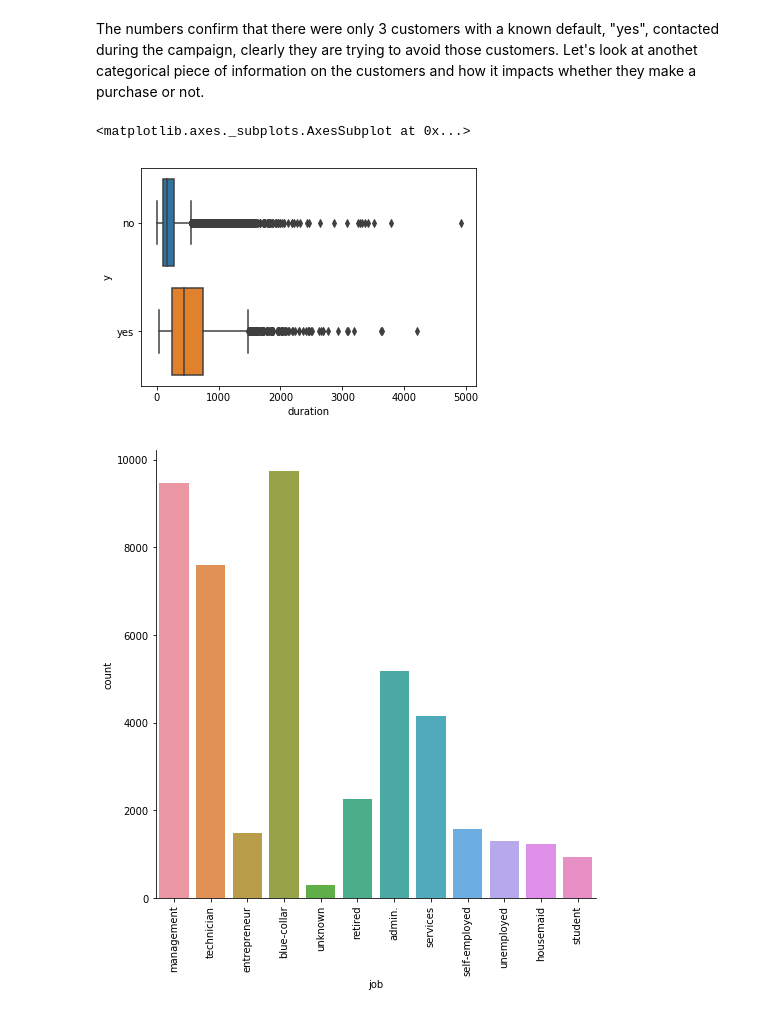
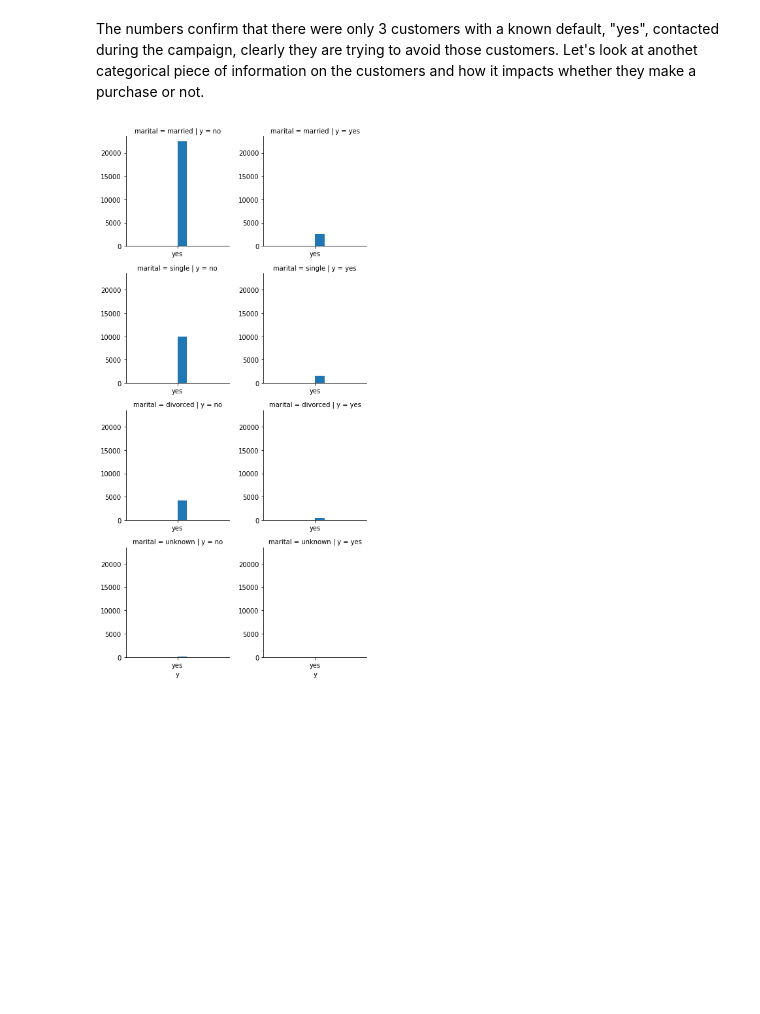
Before and after one commit to zinrion/Thinkful-Projects, a Jupyter notebook: Bank Marketing Exploration.ipynb, the cells around one changed output. Cells and saved outputs as stored; diff of their text form; code cells hidden in the pictures; blank space fills up the shorter version.

```diff
--- a/Bank Marketing Exploration.ipynb
+++ b/Bank Marketing Exploration.ipynb
@@ -179,11 +189,8 @@ Name: default, dtype: int64
 # %% [markdown]
 The numbers confirm that there were only 3 customers with a known default, "yes", contacted during the campaign, clearly they are trying to avoid those customers.  Let's look at anothet categorical piece of information on the customers and how it impacts whether they make a purchase or not.
 # %%
-g=sns.FacetGrid(data, col="y", row="default")
+g=sns.FacetGrid(data, col="y", row="marital")
 g.map(plt.hist,"y")
 plt.show()
+# %% [output]
+[figure, added]
-# %%
-sns.boxplot(x="duration", y="y", data=data)
-# %% [output]
-<matplotlib.axes._subplots.AxesSubplot at 0x...>
-[figure, removed]
@@ -192,6 +196,0 @@ sns.boxplot(x="campaign", y="y", data=data)
-# %%
-sns.factorplot(x="job", data=data, kind="count", size=7)
-plt.xticks(rotation=90)
-plt.show()
-# %% [output]
-[figure, removed]
```
Also changed, not shown: parts of 8 cells of this notebook.
